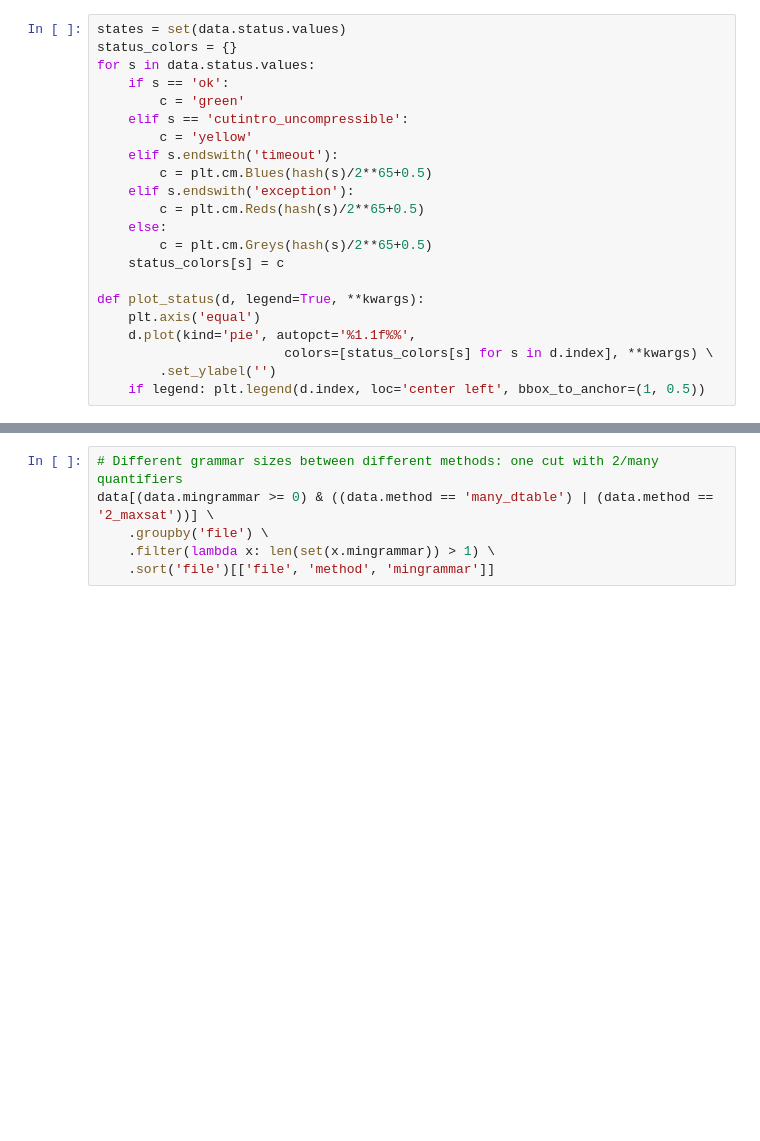
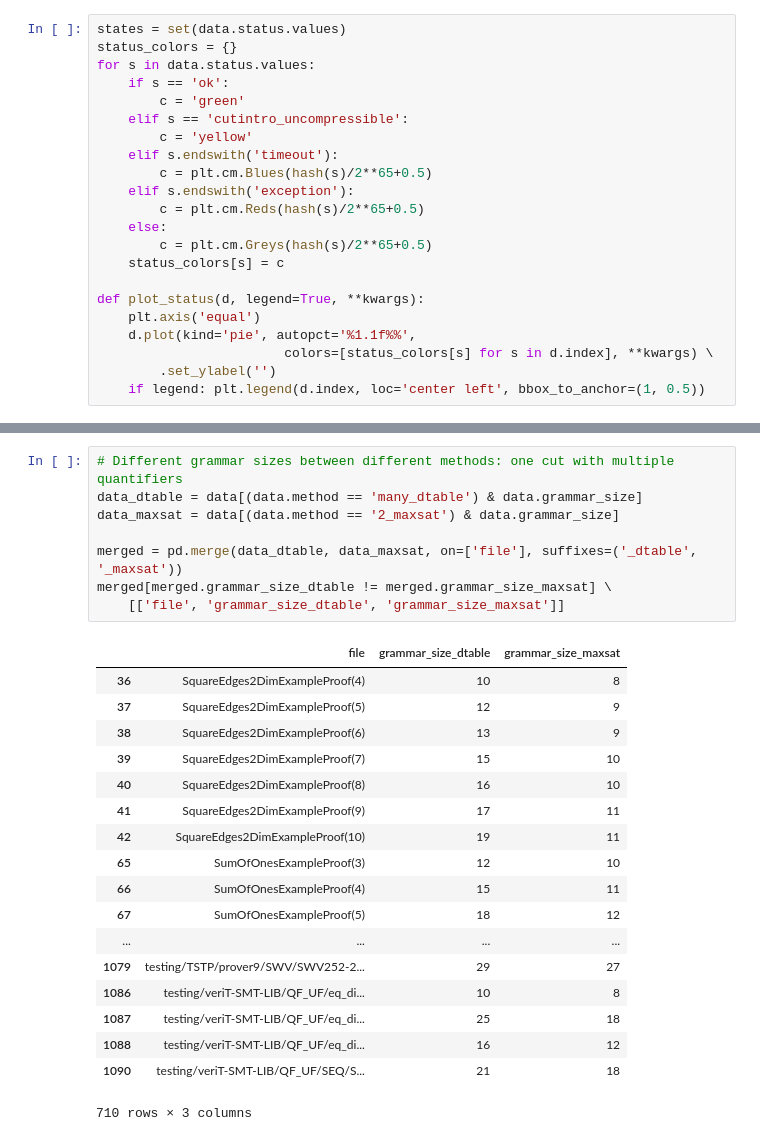
Before and after one commit to gapt/cutintro-results, a Jupyter notebook: 2015-09-04/cutintro.ipynb, the cells around one changed output, grey strips where cells are left out. Drawn from its saved outputs; the diff is of its cells as text; blank space fills up the shorter version.

```diff
--- a/2015-09-04/cutintro.ipynb
+++ b/2015-09-04/cutintro.ipynb
@@ -212,6 +365,27 @@ data[(data.mingrammar >= 0) & ((data.method == '1_dtable') | (data.method == '1_
 # %%
-# Different grammar sizes between different methods: one cut with 2/many quantifiers
-data[(data.mingrammar >= 0) & ((data.method == 'many_dtable') | (data.method == '2_maxsat'))] \
-    .groupby('file') \
-    .filter(lambda x: len(set(x.mingrammar)) > 1) \
-    .sort('file')[['file', 'method', 'mingrammar']]
+# Different grammar sizes between different methods: one cut with multiple quantifiers
+data_dtable = data[(data.method == 'many_dtable') & data.grammar_size]
+data_maxsat = data[(data.method == '2_maxsat') & data.grammar_size]
+
+merged = pd.merge(data_dtable, data_maxsat, on=['file'], suffixes=('_dtable', '_maxsat'))
+merged[merged.grammar_size_dtable != merged.grammar_size_maxsat] \
+    [['file', 'grammar_size_dtable', 'grammar_size_maxsat']]
+# %% [output]
+|  | file | grammar_size_dtable | grammar_size_maxsat |
+| 36 | SquareEdges2DimExampleProof(4) | 10 | 8 |
+| 37 | SquareEdges2DimExampleProof(5) | 12 | 9 |
+| 38 | SquareEdges2DimExampleProof(6) | 13 | 9 |
+| 39 | SquareEdges2DimExampleProof(7) | 15 | 10 |
+| 40 | SquareEdges2DimExampleProof(8) | 16 | 10 |
+| 41 | SquareEdges2DimExampleProof(9) | 17 | 11 |
+| 42 | SquareEdges2DimExampleProof(10) | 19 | 11 |
+| 65 | SumOfOnesExampleProof(3) | 12 | 10 |
+| 66 | SumOfOnesExampleProof(4) | 15 | 11 |
+| 67 | SumOfOnesExampleProof(5) | 18 | 12 |
+| ... | ... | ... | ... |
+| 1079 | testing/TSTP/prover9/SWV/SWV252-2... | 29 | 27 |
+| 1086 | testing/veriT-SMT-LIB/QF_UF/eq_di... | 10 | 8 |
+| 1087 | testing/veriT-SMT-LIB/QF_UF/eq_di... | 25 | 18 |
+| 1088 | testing/veriT-SMT-LIB/QF_UF/eq_di... | 16 | 12 |
+| 1090 | testing/veriT-SMT-LIB/QF_UF/SEQ/S... | 21 | 18 |
+710 rows × 3 columns
```
Also changed, not shown: parts of 20 cells of this notebook.
